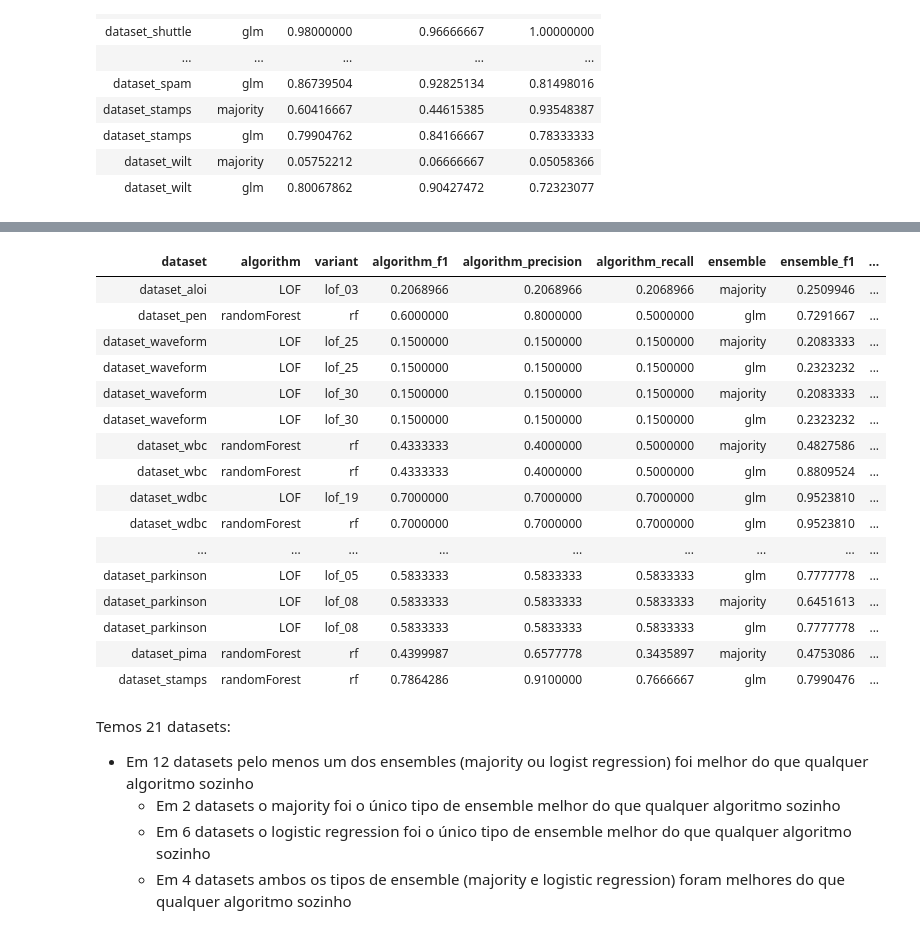
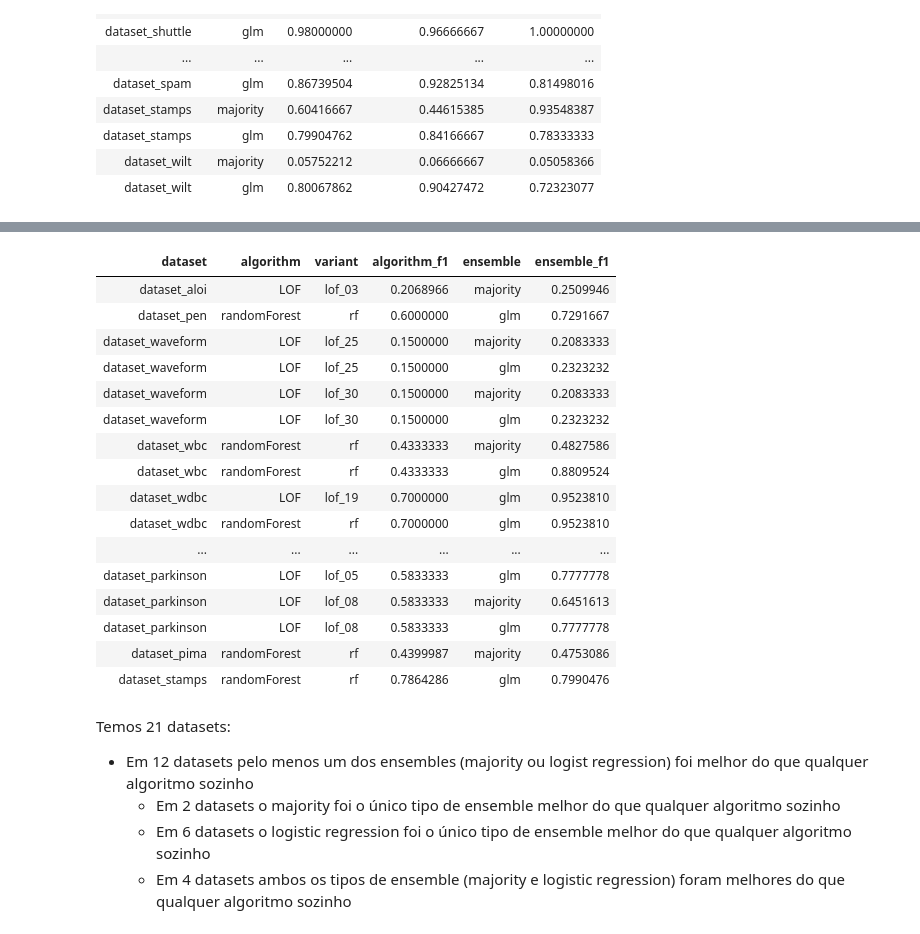
Before and after one commit to msandim/master-thesis, a Jupyter notebook: experiments/Experiment 3/Experiment 3 - Analysis.ipynb, the cells around one changed output, grey strips where cells are left out. Saved outputs shown, nothing was run; the diff lists cells and outputs as text; code cells hidden in the pictures.

```diff
--- a/experiments/Experiment 3/Experiment 3 - Analysis.ipynb
+++ b/experiments/Experiment 3/Experiment 3 - Analysis.ipynb
@@ -146,23 +194,25 @@ evaluation_ensemble
 # %%
-left_join(evaluation_algorithms, evaluation_ensemble, by = "dataset") %>% group_by(dataset) %>% top_n(1, algorithm_f1) %>% filter(ensemble_f1 > algorithm_f1)
+left_join(evaluation_algorithms, evaluation_ensemble, by = "dataset") %>% group_by(dataset) %>%
+  top_n(1, algorithm_f1) %>% filter(ensemble_f1 > algorithm_f1) %>%
+  select(-algorithm_precision, -algorithm_recall, -ensemble_precision, -ensemble_recall)
 # %% [output]
-| dataset | algorithm | variant | algorithm_f1 | algorithm_precision | algorithm_recall | ensemble | ensemble_f1 | ... |
-| dataset_aloi | LOF | lof_03 | 0.2068966 | 0.2068966 | 0.2068966 | majority | 0.2509946 | ... |
-| dataset_pen | randomForest | rf | 0.6000000 | 0.8000000 | 0.5000000 | glm | 0.7291667 | ... |
-| dataset_waveform | LOF | lof_25 | 0.1500000 | 0.1500000 | 0.1500000 | majority | 0.2083333 | ... |
-| dataset_waveform | LOF | lof_25 | 0.1500000 | 0.1500000 | 0.1500000 | glm | 0.2323232 | ... |
-| dataset_waveform | LOF | lof_30 | 0.1500000 | 0.1500000 | 0.1500000 | majority | 0.2083333 | ... |
-| dataset_waveform | LOF | lof_30 | 0.1500000 | 0.1500000 | 0.1500000 | glm | 0.2323232 | ... |
-| dataset_wbc | randomForest | rf | 0.4333333 | 0.4000000 | 0.5000000 | majority | 0.4827586 | ... |
-| dataset_wbc | randomForest | rf | 0.4333333 | 0.4000000 | 0.5000000 | glm | 0.8809524 | ... |
-| dataset_wdbc | LOF | lof_19 | 0.7000000 | 0.7000000 | 0.7000000 | glm | 0.9523810 | ... |
-| dataset_wdbc | randomForest | rf | 0.7000000 | 0.7000000 | 0.7000000 | glm | 0.9523810 | ... |
-| ... | ... | ... | ... | ... | ... | ... | ... | ... |
-| dataset_parkinson | LOF | lof_05 | 0.5833333 | 0.5833333 | 0.5833333 | glm | 0.7777778 | ... |
-| dataset_parkinson | LOF | lof_08 | 0.5833333 | 0.5833333 | 0.5833333 | majority | 0.6451613 | ... |
-| dataset_parkinson | LOF | lof_08 | 0.5833333 | 0.5833333 | 0.5833333 | glm | 0.7777778 | ... |
-| dataset_pima | randomForest | rf | 0.4399987 | 0.6577778 | 0.3435897 | majority | 0.4753086 | ... |
-| dataset_stamps | randomForest | rf | 0.7864286 | 0.9100000 | 0.7666667 | glm | 0.7990476 | ... |
+| dataset | algorithm | variant | algorithm_f1 | ensemble | ensemble_f1 |
+| dataset_aloi | LOF | lof_03 | 0.2068966 | majority | 0.2509946 |
+| dataset_pen | randomForest | rf | 0.6000000 | glm | 0.7291667 |
+| dataset_waveform | LOF | lof_25 | 0.1500000 | majority | 0.2083333 |
+| dataset_waveform | LOF | lof_25 | 0.1500000 | glm | 0.2323232 |
+| dataset_waveform | LOF | lof_30 | 0.1500000 | majority | 0.2083333 |
+| dataset_waveform | LOF | lof_30 | 0.1500000 | glm | 0.2323232 |
+| dataset_wbc | randomForest | rf | 0.4333333 | majority | 0.4827586 |
+| dataset_wbc | randomForest | rf | 0.4333333 | glm | 0.8809524 |
+| dataset_wdbc | LOF | lof_19 | 0.7000000 | glm | 0.9523810 |
+| dataset_wdbc | randomForest | rf | 0.7000000 | glm | 0.9523810 |
+| ... | ... | ... | ... | ... | ... |
+| dataset_parkinson | LOF | lof_05 | 0.5833333 | glm | 0.7777778 |
+| dataset_parkinson | LOF | lof_08 | 0.5833333 | majority | 0.6451613 |
+| dataset_parkinson | LOF | lof_08 | 0.5833333 | glm | 0.7777778 |
+| dataset_pima | randomForest | rf | 0.4399987 | majority | 0.4753086 |
+| dataset_stamps | randomForest | rf | 0.7864286 | glm | 0.7990476 |
 # %% [markdown]
 Temos 21 datasets:
 - Em 12 datasets pelo menos um dos ensembles (majority ou logist regression) foi melhor do que qualquer algoritmo sozinho
```
Also changed, not shown: parts of 4 cells of this notebook, 4 other files.
